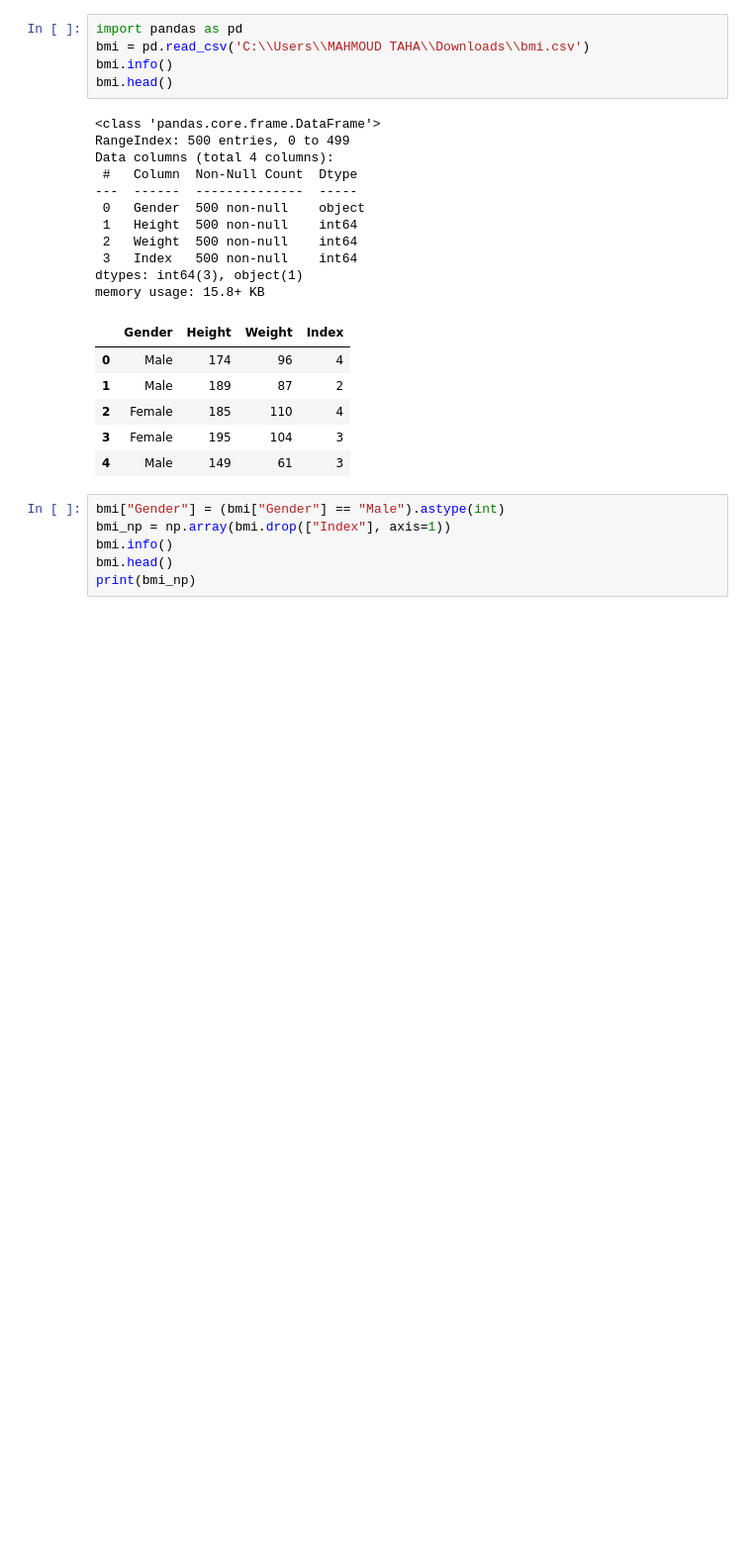
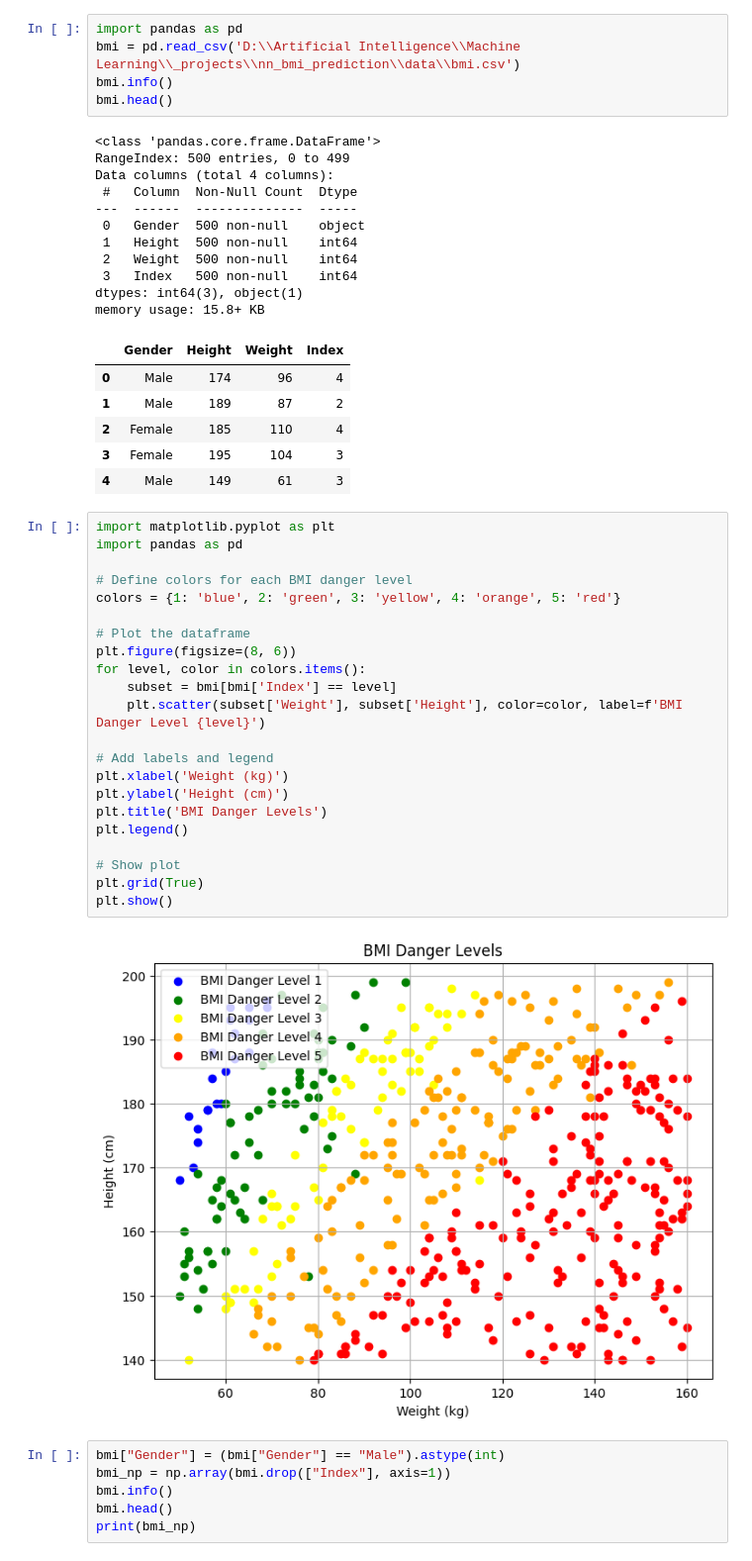
Before and after one commit to DrMahmoudMohammedTaha/nn_bmi_prediction, a Jupyter notebook: _notebook/BMI_predictor.ipynb, the cells around one changed output. Shown at 99% size. Saved outputs shown, nothing was run; the diff lists cells and outputs as text; blank space fills up the shorter version.

```diff
--- a/_notebook/BMI_predictor.ipynb
+++ b/_notebook/BMI_predictor.ipynb
@@ -1,6 +1,6 @@
 # %%
 import pandas as pd
-bmi = pd.read_csv('C:\\Users\\MAHMOUD TAHA\\Downloads\\bmi.csv')
+bmi = pd.read_csv('D:\\Artificial Intelligence\\Machine Learning\\_projects\\nn_bmi_prediction\\data\\bmi.csv')
 bmi.info()
 bmi.head()
 # %% [output]
@@ -21,6 +21,30 @@ memory usage: 15.8+ KB
 | 2 | Female | 185 | 110 | 4 |
 | 3 | Female | 195 | 104 | 3 |
 | 4 | Male | 149 | 61 | 3 |
+# %%
+import matplotlib.pyplot as plt
+import pandas as pd
+
+# Define colors for each BMI danger level
+colors = {1: 'blue', 2: 'green', 3: 'yellow', 4: 'orange', 5: 'red'}
+
+# Plot the dataframe
+plt.figure(figsize=(8, 6))
+for level, color in colors.items():
+    subset = bmi[bmi['Index'] == level]
+    plt.scatter(subset['Weight'], subset['Height'], color=color, label=f'BMI Danger Level {level}')
+
+# Add labels and legend
+plt.xlabel('Weight (kg)')
+plt.ylabel('Height (cm)')
+plt.title('BMI Danger Levels')
+plt.legend()
+
+# Show plot
+plt.grid(True)
+plt.show()
+# %% [output]
+[figure, added]
 # %%
 bmi["Gender"] = (bmi["Gender"] == "Male").astype(int)
 bmi_np = np.array(bmi.drop(["Index"], axis=1))
```
